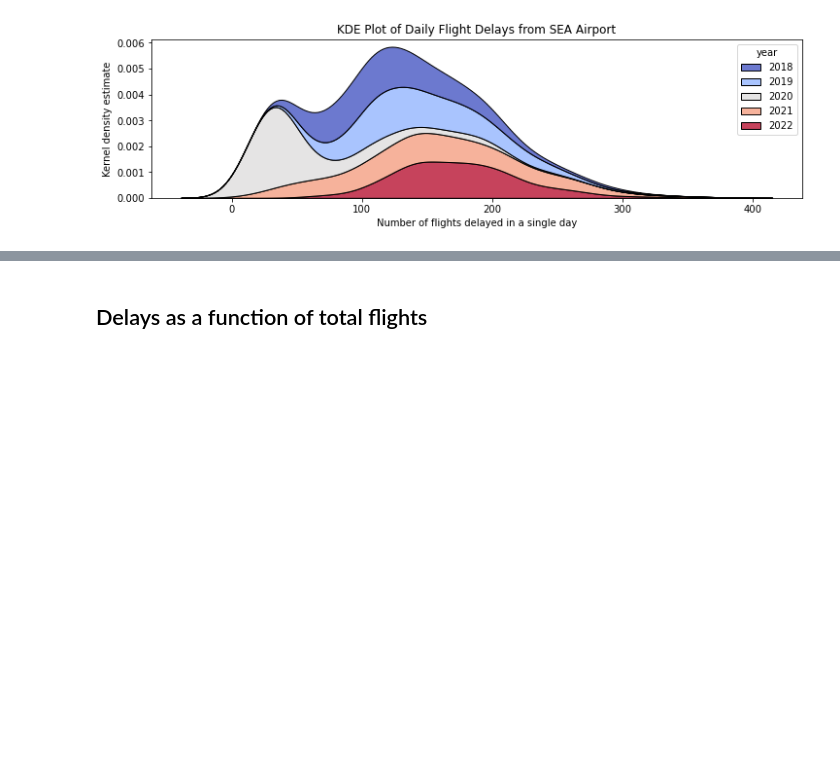
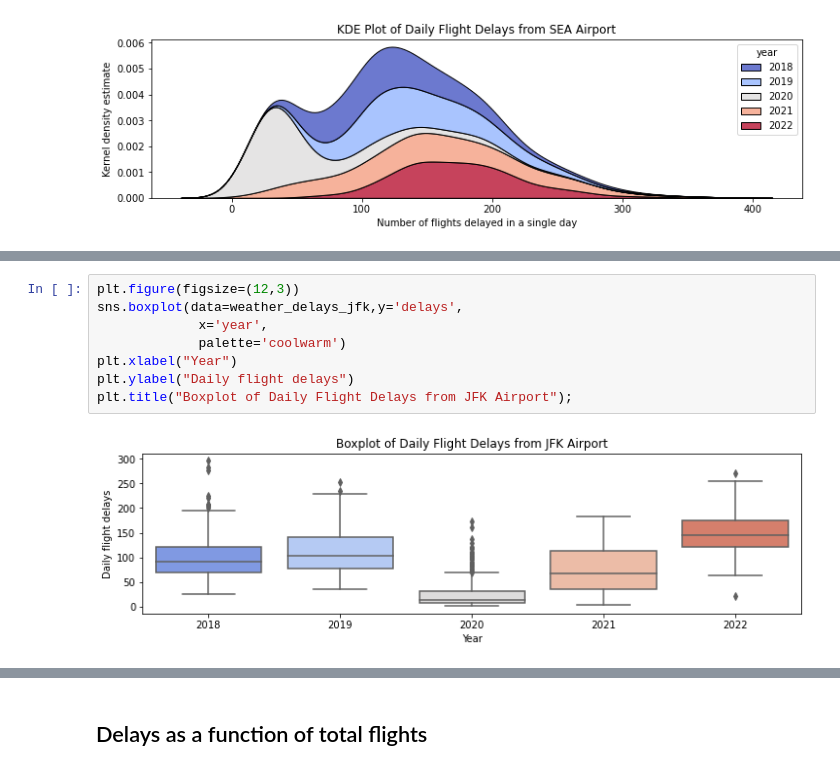
Before and after one commit to mmahmoudighaznavi/Airline-Pipelines-ADS507, a Jupyter notebook: python_outputs/airport_delays_weather.ipynb, the cells around one changed output, grey strips where cells are left out. Cells and saved outputs as stored; diff of their text form; blank space fills up the shorter version.

```diff
--- a/python_outputs/airport_delays_weather.ipynb
+++ b/python_outputs/airport_delays_weather.ipynb
@@ -190,0 +211,10 @@ plt.title("KDE Plot of Daily Flight Delays from SEA Airport");
+# %%
+plt.figure(figsize=(12,3))
+sns.boxplot(data=weather_delays_jfk,y='delays',
+             x='year',
+             palette='coolwarm')
+plt.xlabel("Year")
+plt.ylabel("Daily flight delays")
+plt.title("Boxplot of Daily Flight Delays from JFK Airport");
+# %% [output]
+[figure, added]
```
Also changed, not shown: parts of 5 cells of this notebook.
